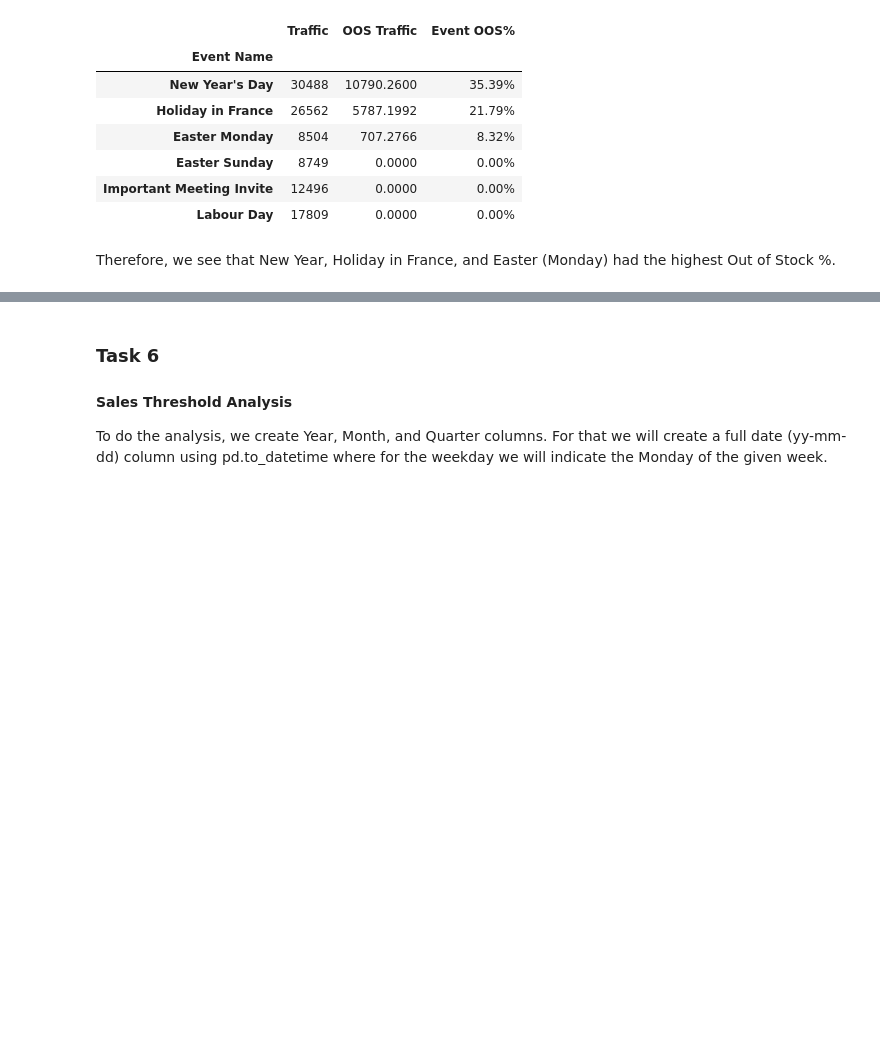
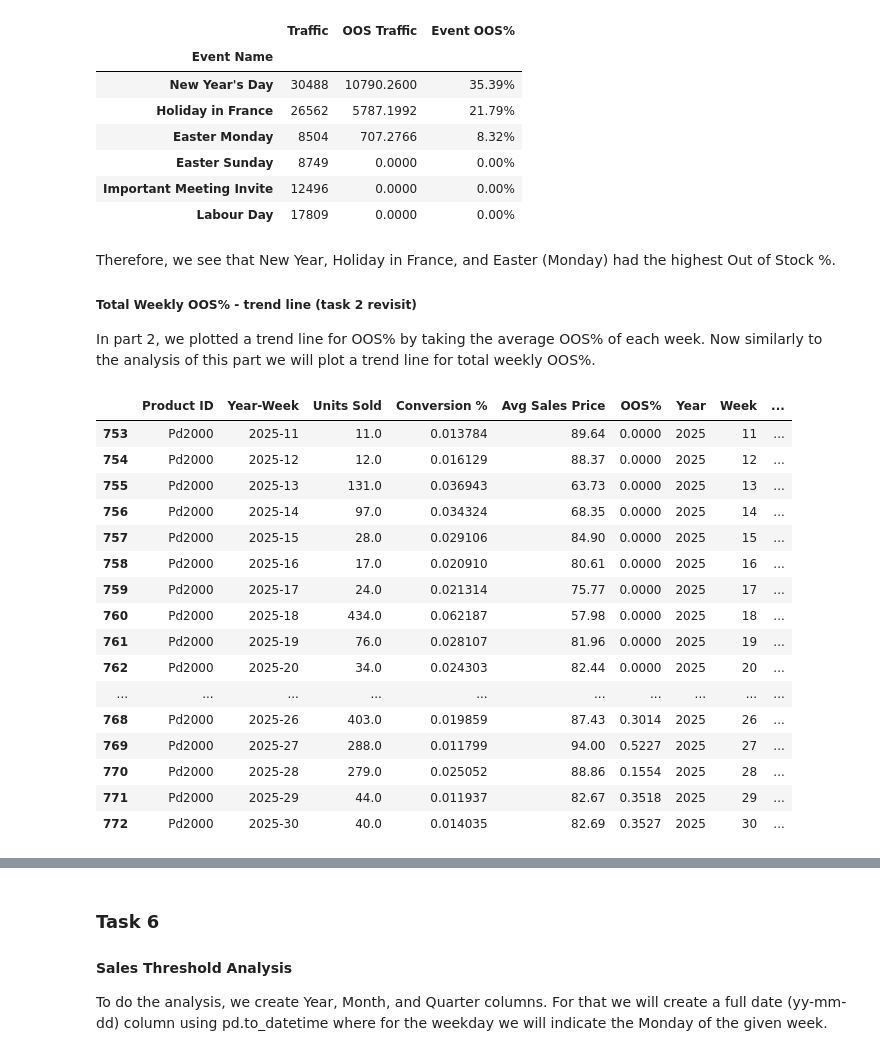
Before and after one commit to kseniyapiven/eCom, a Jupyter notebook: notebooks/analysis.ipynb, the cells around one changed output, grey strips where cells are left out. Drawn from its saved outputs; the diff is of its cells as text; code cells hidden in the pictures; blank space fills up the shorter version.

```diff
--- a/notebooks/analysis.ipynb
+++ b/notebooks/analysis.ipynb
@@ -709,3 +726,27 @@ display(event_oos_ranking_formatted)
 | Labour Day | 17809 | 0.0000 | 0.00% |
 # %% [markdown]
 Therefore, we see that New Year, Holiday in France, and Easter (Monday) had the highest Out of Stock %.
+
+##### Total Weekly OOS% - trend line (task 2 revisit)
+
+In part 2, we plotted a trend line for OOS% by taking the average OOS% of each week. Now similarly to the analysis of this part we will plot a trend line for total weekly OOS%.
+# %%
+valid_df.tail(20)
+# %% [output]
+|  | Product ID | Year-Week | Units Sold | Conversion % | Avg Sales Price | OOS% | Year | Week | ... |
+| 753 | Pd2000 | 2025-11 | 11.0 | 0.013784 | 89.64 | 0.0000 | 2025 | 11 | ... |
+| 754 | Pd2000 | 2025-12 | 12.0 | 0.016129 | 88.37 | 0.0000 | 2025 | 12 | ... |
+| 755 | Pd2000 | 2025-13 | 131.0 | 0.036943 | 63.73 | 0.0000 | 2025 | 13 | ... |
+| 756 | Pd2000 | 2025-14 | 97.0 | 0.034324 | 68.35 | 0.0000 | 2025 | 14 | ... |
+| 757 | Pd2000 | 2025-15 | 28.0 | 0.029106 | 84.90 | 0.0000 | 2025 | 15 | ... |
+| 758 | Pd2000 | 2025-16 | 17.0 | 0.020910 | 80.61 | 0.0000 | 2025 | 16 | ... |
+| 759 | Pd2000 | 2025-17 | 24.0 | 0.021314 | 75.77 | 0.0000 | 2025 | 17 | ... |
+| 760 | Pd2000 | 2025-18 | 434.0 | 0.062187 | 57.98 | 0.0000 | 2025 | 18 | ... |
+| 761 | Pd2000 | 2025-19 | 76.0 | 0.028107 | 81.96 | 0.0000 | 2025 | 19 | ... |
+| 762 | Pd2000 | 2025-20 | 34.0 | 0.024303 | 82.44 | 0.0000 | 2025 | 20 | ... |
+| ... | ... | ... | ... | ... | ... | ... | ... | ... | ... |
+| 768 | Pd2000 | 2025-26 | 403.0 | 0.019859 | 87.43 | 0.3014 | 2025 | 26 | ... |
+| 769 | Pd2000 | 2025-27 | 288.0 | 0.011799 | 94.00 | 0.5227 | 2025 | 27 | ... |
+| 770 | Pd2000 | 2025-28 | 279.0 | 0.025052 | 88.86 | 0.1554 | 2025 | 28 | ... |
+| 771 | Pd2000 | 2025-29 | 44.0 | 0.011937 | 82.67 | 0.3518 | 2025 | 29 | ... |
+| 772 | Pd2000 | 2025-30 | 40.0 | 0.014035 | 82.69 | 0.3527 | 2025 | 30 | ... |
```
Also changed, not shown: parts of 9 cells of this notebook.
